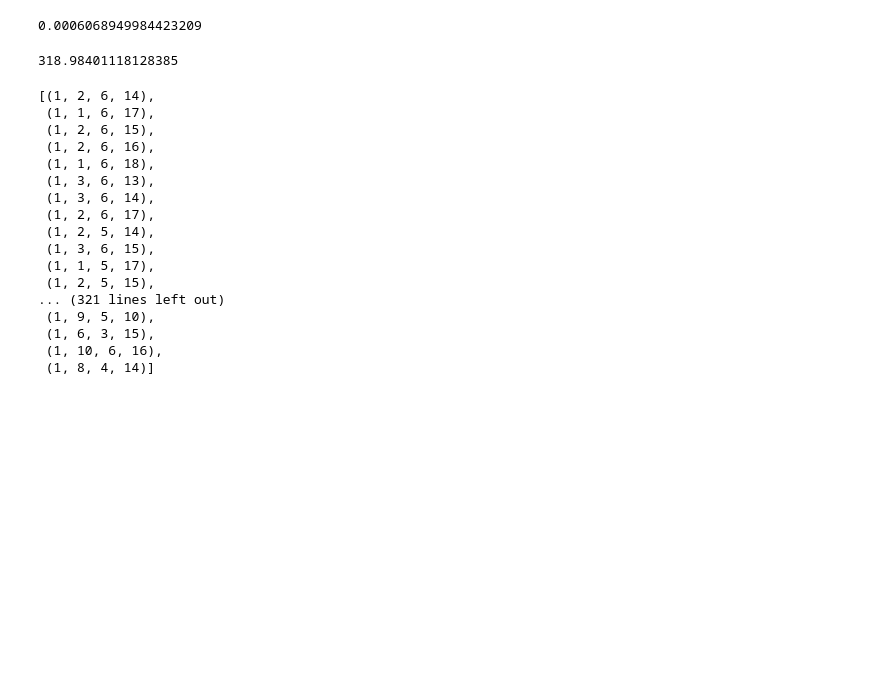
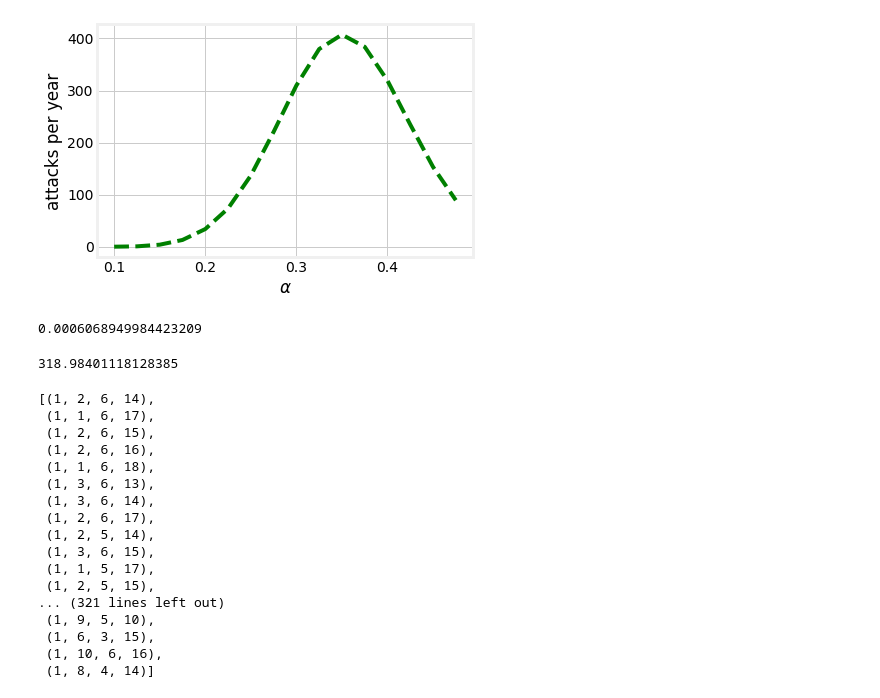
Before and after one commit to michaelneuder/parkes_lab_fa19, a Jupyter notebook: stake/totalprob.ipynb, the cells around one changed output. Cells and saved outputs as stored; diff of their text form; code cells hidden in the pictures; blank space fills up the shorter version.

```diff
--- a/stake/totalprob.ipynb
+++ b/stake/totalprob.ipynb
@@ -22,14 +23,22 @@ ns = [1, 2, 3, 4, 5, 6, 7, 8, 9, 10, 11, 12]
 es = np.arange(0, 33)
 
 min_prob = 1 / float(5.256e7)
+# %%
+x = np.arange(0.1, 0.5, 0.025)
 # %%
-alpha = 0.4
-results = {}
-for p in ps:
-    for n in ns:
-        for e1 in es:
-            for e2 in es:
-                if (calcDelay(p, n, e2) < 0) and (calcRewardDiff(p, e1, e2) > 0):
-                    prob = calcProb(alpha, p, n, e1, e2)
-                    if prob > min_prob:
-                        results[(p, n, e1, e2)] = prob
+plot = []`
+bar = pb.ProgressBar()
+for alpha in bar(x):
+    results = {}
+    for p in ps:
+        for n in ns:
+            for e1 in es:
+                for e2 in es:
+                    if (calcDelay(p, n, e2) < 0) and (calcRewardDiff(p, e1, e2) > 0):
+                        prob = calcProb(alpha, p, n, e1, e2)
+                        if prob > min_prob:
+                            results[(p, n, e1, e2)] = prob
+    total_prob = 0
+    for result in results:
+        total_prob += results[result]
+    plot.append(total_prob)
@@ -36,3 +47,10 @@ for p in ps:
+# %%
+plt.plot(x, np.asarray(plot)*525600, 'g--')
+plt.ylabel('attacks per year')
+plt.xlabel(r'$\alpha$')
+plt.show()
+# %% [output]
+[figure, added]
 # %%
 total_prob = 0
 for result in results:
```
Also changed, not shown: parts of 2 cells of this notebook, 2 other files.
